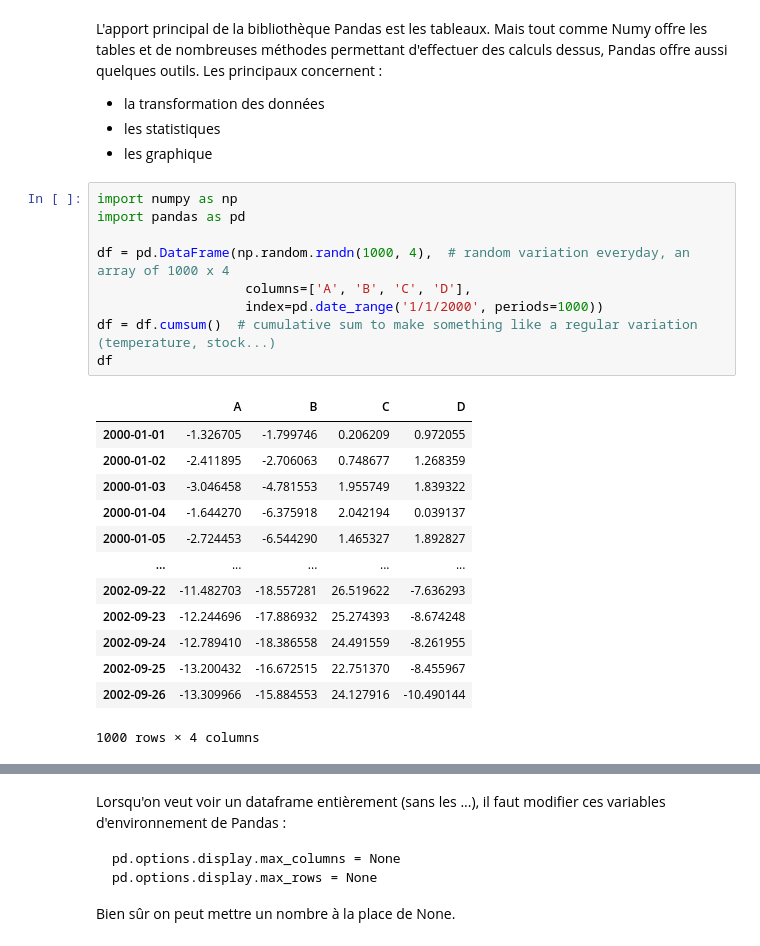
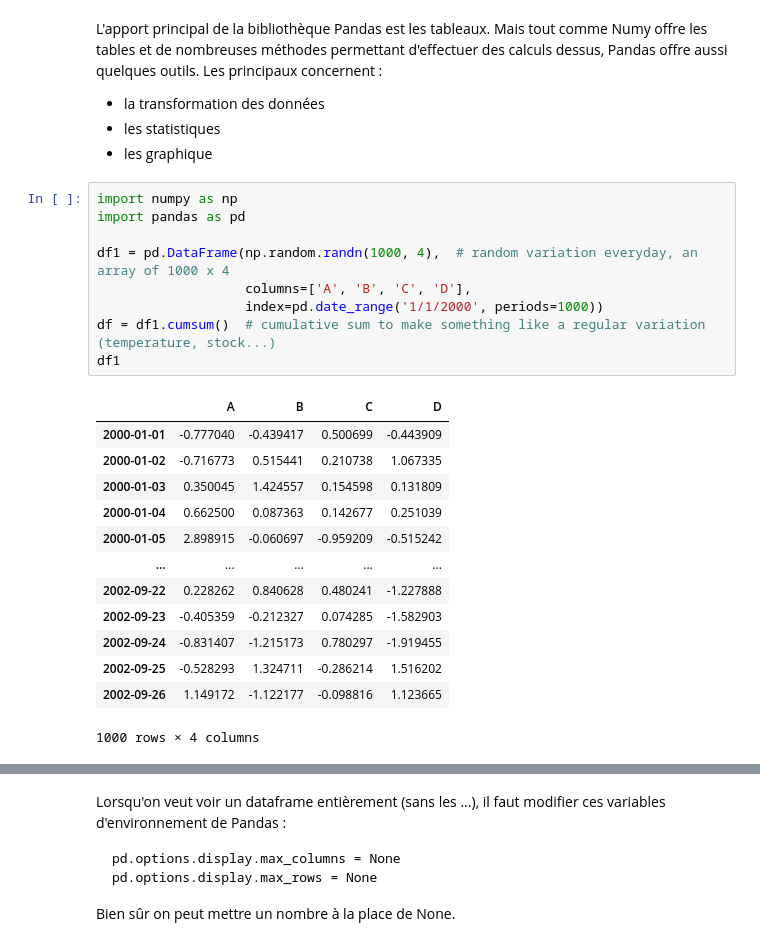
Before and after one commit to benjamin-du/epita-pandas, a Jupyter notebook: pd08 -- Tools.ipynb, the cells around one changed output, grey strips where cells are left out. Drawn from its saved outputs; the diff is of its cells as text.

```diff
--- a/pd08 -- Tools.ipynb
+++ b/pd08 -- Tools.ipynb
@@ -8,23 +8,23 @@
 # %%
 import numpy as np
 import pandas as pd
 
-df = pd.DataFrame(np.random.randn(1000, 4),  # random variation everyday, an array of 1000 x 4
+df1 = pd.DataFrame(np.random.randn(1000, 4),  # random variation everyday, an array of 1000 x 4
                    columns=['A', 'B', 'C', 'D'],
                    index=pd.date_range('1/1/2000', periods=1000))
-df = df.cumsum()  # cumulative sum to make something like a regular variation (temperature, stock...)
-df
+df = df1.cumsum()  # cumulative sum to make something like a regular variation (temperature, stock...)
+df1
 # %% [output]
 |  | A | B | C | D |
-| 2000-01-01 | -1.326705 | -1.799746 | 0.206209 | 0.972055 |
-| 2000-01-02 | -2.411895 | -2.706063 | 0.748677 | 1.268359 |
-| 2000-01-03 | -3.046458 | -4.781553 | 1.955749 | 1.839322 |
-| 2000-01-04 | -1.644270 | -6.375918 | 2.042194 | 0.039137 |
-| 2000-01-05 | -2.724453 | -6.544290 | 1.465327 | 1.892827 |
+| 2000-01-01 | -0.777040 | -0.439417 | 0.500699 | -0.443909 |
+| 2000-01-02 | -0.716773 | 0.515441 | 0.210738 | 1.067335 |
+| 2000-01-03 | 0.350045 | 1.424557 | 0.154598 | 0.131809 |
+| 2000-01-04 | 0.662500 | 0.087363 | 0.142677 | 0.251039 |
+| 2000-01-05 | 2.898915 | -0.060697 | -0.959209 | -0.515242 |
 | ... | ... | ... | ... | ... |
-| 2002-09-22 | -11.482703 | -18.557281 | 26.519622 | -7.636293 |
-| 2002-09-23 | -12.244696 | -17.886932 | 25.274393 | -8.674248 |
-| 2002-09-24 | -12.789410 | -18.386558 | 24.491559 | -8.261955 |
-| 2002-09-25 | -13.200432 | -16.672515 | 22.751370 | -8.455967 |
-| 2002-09-26 | -13.309966 | -15.884553 | 24.127916 | -10.490144 |
+| 2002-09-22 | 0.228262 | 0.840628 | 0.480241 | -1.227888 |
+| 2002-09-23 | -0.405359 | -0.212327 | 0.074285 | -1.582903 |
+| 2002-09-24 | -0.831407 | -1.215173 | 0.780297 | -1.919455 |
+| 2002-09-25 | -0.528293 | 1.324711 | -0.286214 | 1.516202 |
+| 2002-09-26 | 1.149172 | -1.122177 | -0.098816 | 1.123665 |
 1000 rows × 4 columns
```
Also changed, not shown: parts of 14 cells of this notebook, 3 other files.
